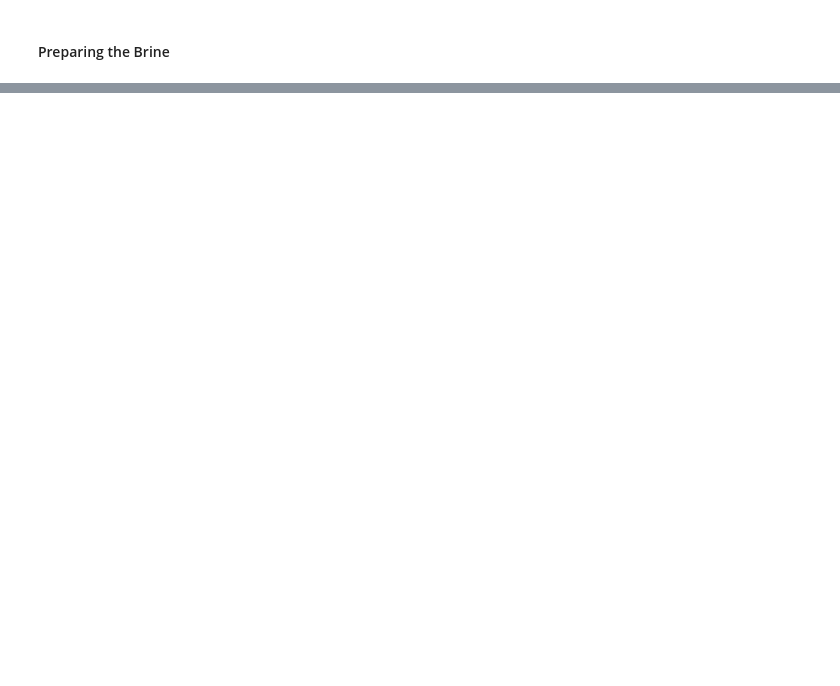
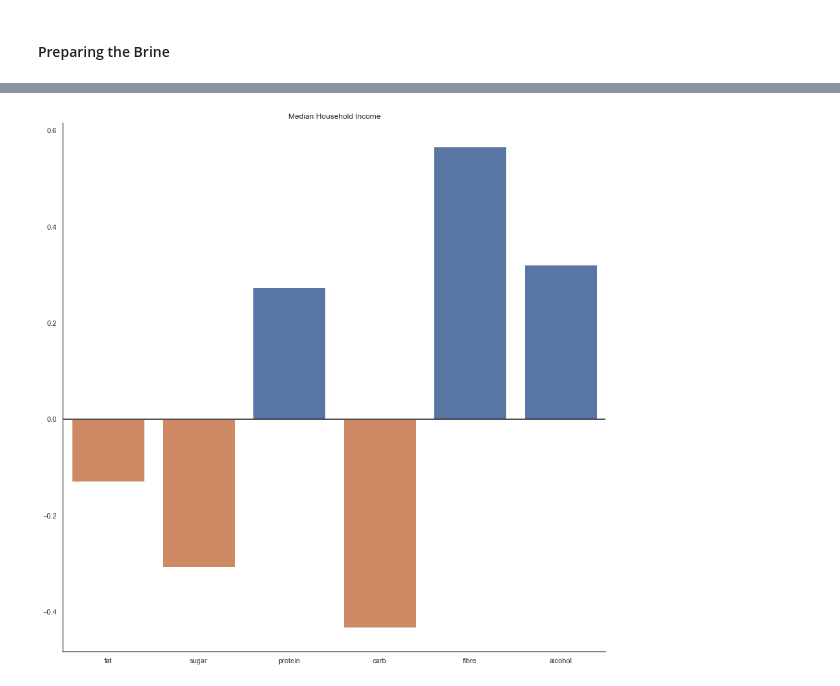
Before and after one commit to epfl-ada/ada-2020-project-milestone-p3-p3_binging_with_babbage, a Jupyter notebook: Project.ipynb, the cells around one changed output, grey strips where cells are left out. Cells and saved outputs as stored; diff of their text form; code cells hidden in the pictures; blank space fills up the shorter version.

```diff
--- a/Project.ipynb
+++ b/Project.ipynb
@@ -12,5 +17,10 @@ import plotly.express as px
 # %%
 ### In Case we need it, load using the GeoPandas Kernel
 import geopandas as gpd
+# %%
+nutrients   = ["energy_fat", "energy_saturate", "energy_sugar", "energy_protein","energy_carb","energy_fibre", "energy_alcohol"]
+ethnicities = ["White_perc_2011","Mixed/multiple_ethnic_groups_perc_2011","Asian/Asian_British_perc_2011","Black/African/Caribbean/Black_British_perc_2011","BAME_perc_2011"]
+religions   = ["Christian_perc_2011","Buddhist_perc_2011","Hindu_perc_2011","Jewish_perc_2011","Muslim_perc_2011","Sikh_perc_2011","No_religion_perc_2011", "Other_religion_perc_2011"]
+months = ["Jan", "Feb", "Mar", "Apr", "May", "Jun", "Jul", "Aug", "Sep", "Oct", "Nov", "Dec"]
 # %% [markdown]
 #### Loading the Data
@@ -20,0 +171,5 @@ import geopandas as gpd
+# %%
+print("Loading pickled Data")
+
+msoa_combined_year = pd.read_pickle(os.path.join(jar,"msoa_combined_year.pkl"))
+lsoa_combined_year = pd.read_pickle(os.path.join(jar,"lsoa_combined_year.pkl"))
@@ -21,2 +227,15 @@ import geopandas as gpd
+# %%
+
+f, (ax) = plt.subplots(1, 1, figsize=(15, 15))
+correl = [(nutr, stats.spearmanr(a = lsoa_combined_year["Median_Annual_Household_Income_estimate_pound"], b = lsoa_combined_year[nutr]).correlation) for nutr in nutrients if stats.spearmanr(a = lsoa_combined_year[faith], b = lsoa_combined_year[nutr]).pvalue < 0.05]
+colors = [0 if c[1] >= 0 else 1 for c in correl]
+sns.barplot(x= [x[0].split("_")[1] for x in correl], y=[x[1] for x in correl], hue=colors, palette=sns.color_palette(), dodge=False, ax = ax)
+sns.despine(top = True, right = True)
+ax.get_legend().remove()
+ax.axhline(0, ls='-', c = 'k')
+ax.set_title("Median Household Income")
+plt.show()
+# %% [output]
+[figure, added]
 # %%
 ### Off to see the Wizard
```
Also changed, not shown: parts of 18 cells of this notebook.
